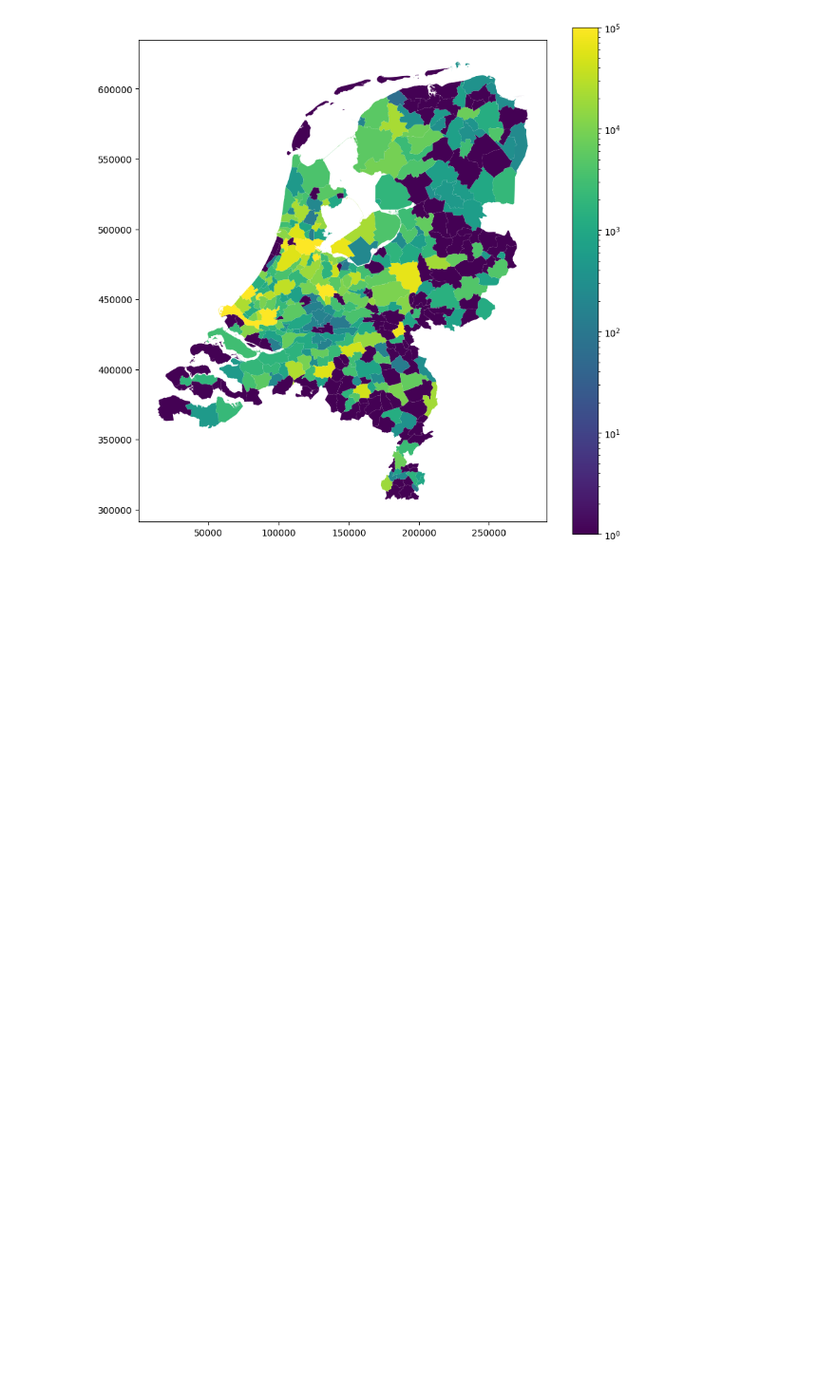
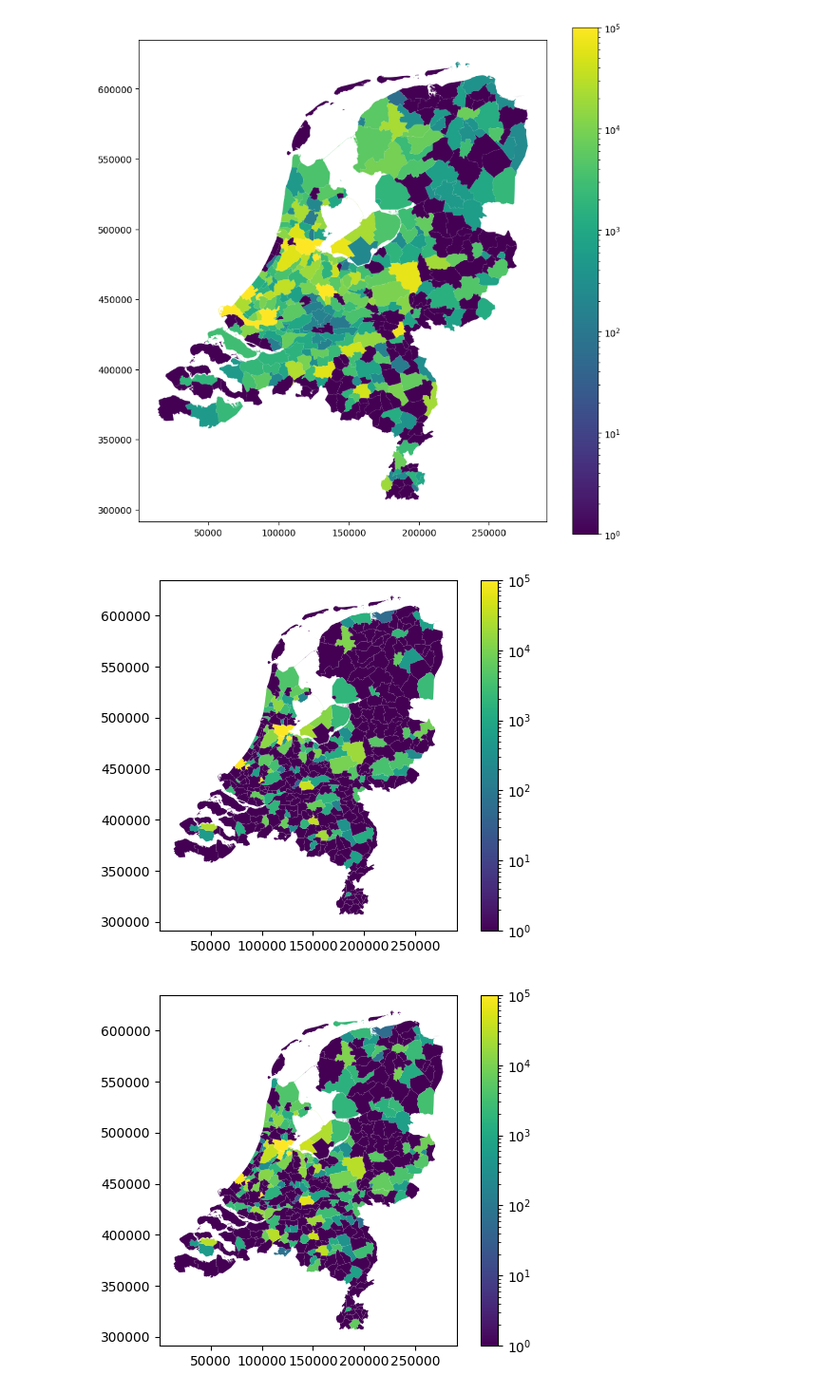
Before and after one commit to larsdekwant/covid-gravity-model, a Jupyter notebook: contact.ipynb, the cells around one changed output. Shown: that part at 95% size. Saved outputs shown, nothing was run; the diff lists cells and outputs as text; code cells hidden in the pictures; blank space fills up the shorter version.

Commit message:
generate heatmaps with respect to time and unique agent contacts

```diff
--- a/contact.ipynb
+++ b/contact.ipynb
@@ -30,3 +30,50 @@ mapdf.plot(column="CONTACTS", figsize=(10,10), legend=True, norm=matplotlib.colo
 2721954
 <Axes: >
 [figure]
+# %%
+import pandas as pd
+import geopandas as gpd
+import matplotlib.pyplot as plt
+import matplotlib
+import numpy as np
+import os
+
+seed = 4
+run = 5
+
+path = os.getcwd() + '/Data/Model_V1/Data/High/Seed_' + str(seed)
+contact_data = np.load(path + '/Runs_ref_3_3_5/Contacts_per_agent_' + str(run) + '.npy')
+
+max_time = contact_data.shape[0]
+n_agents = contact_data.shape[1]
+
+# compute cumulative contacts per municipality per timestep
+municipality_contact_data = np.ones(shape=(max_time, 380))
+for t in range(1, max_time):
+    municipality_contact_data[t, :] = municipality_contact_data[t - 1, :]
+    for p in range(0, n_agents):
+        if contact_data[t, p, 1] > 0:
+            municipality_contact_data[t, contact_data[t, p, 0]] += 1
+
+
+# plot the results
+
+mapdf = gpd.read_file('Data/NL-geomap/gemeente_2018_v3.shp')
+mapdf = mapdf[mapdf["H2O"] == "NEE"]
+mapdf.sort_values("GM_NAAM", inplace=True)
+mapdf = mapdf.reset_index(drop=True)
+
+mapdf.insert(0, 'CONTACTS_QUARTER', municipality_contact_data[int(max_time/4)])
+mapdf.insert(0, 'CONTACTS_HALF', municipality_contact_data[int(max_time/2)])
+mapdf.insert(0, 'CONTACTS_3QUARTER', municipality_contact_data[int(max_time*3/4)])
+mapdf.insert(0, 'CONTACTS_MAXTIME', municipality_contact_data[max_time-1])
+
+mapdf.plot(column="CONTACTS_QUARTER", legend=True, norm=matplotlib.colors.LogNorm(1,100000))
+mapdf.plot(column="CONTACTS_HALF", legend=True, norm=matplotlib.colors.LogNorm(1,100000))
+mapdf.plot(column="CONTACTS_3QUARTER", legend=True, norm=matplotlib.colors.LogNorm(1,100000))
+mapdf.plot(column="CONTACTS_MAXTIME", legend=True, norm=matplotlib.colors.LogNorm(1,100000))
+
+plt.show()
+# %% [output]
+[figure, added]
+[figure, added]
```
Also changed, not shown: parts of 1 cell of this notebook, 3 other files.
